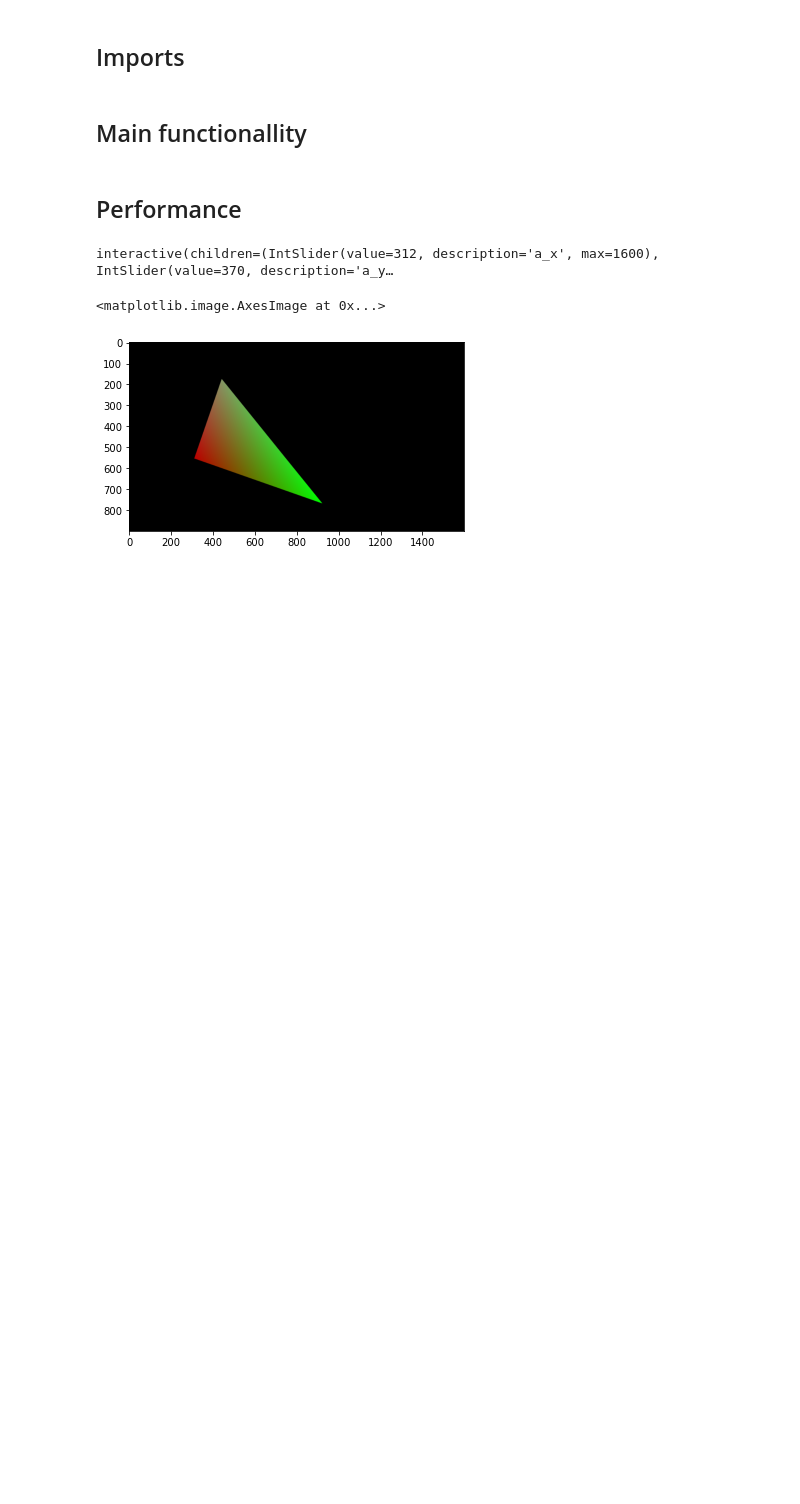
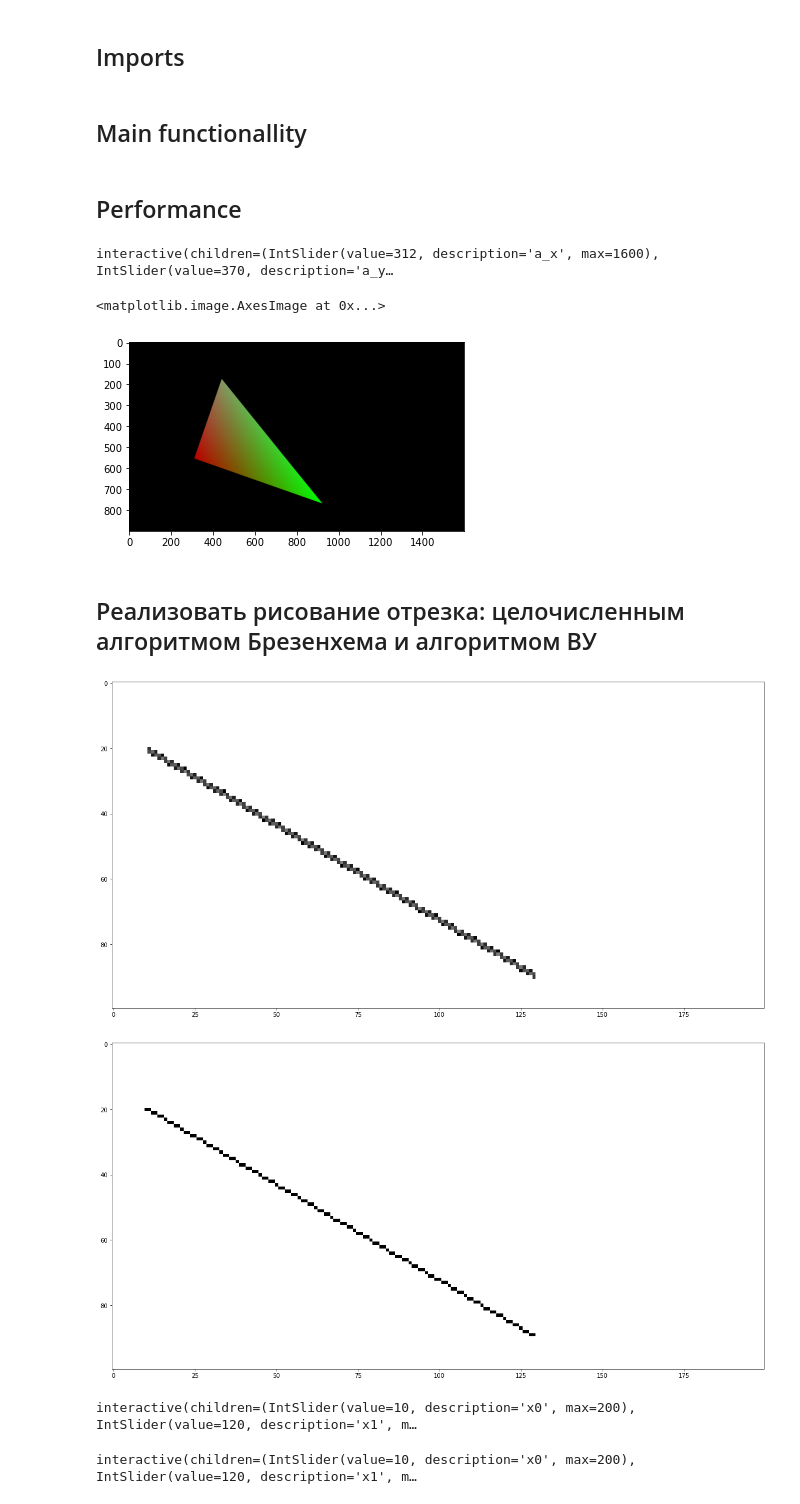
Before and after one commit to ms-Ana/Computer_Graphic_2021, a Jupyter notebook: lab2/triangle_gradient.ipynb, the cells around one changed output. Cells and saved outputs as stored; diff of their text form; code cells hidden in the pictures; blank space fills up the shorter version.

```diff
--- a/lab2/triangle_gradient.ipynb
+++ b/lab2/triangle_gradient.ipynb
@@ -160,3 +160,5 @@ plt.imshow(fill_triangle(triangle_mesh=[[312,346],[923, 132],[443,724]], colors=
 # %% [output]
 <matplotlib.image.AxesImage at 0x...>
 [figure]
+# %% [markdown]
+## Реализовать рисование отрезка: целочисленным алгоритмом Брезенхема  и алгоритмом ВУ
@@ -162,0 +207,25 @@ plt.imshow(fill_triangle(triangle_mesh=[[312,346],[923, 132],[443,724]], colors=
+# %%
+result = line_bu((10,20), (130, 90), params=(300,200))
+plt.figure(figsize=(20, 30))
+plt.imshow(line_bu((10,20), (130, 90), params=(200,100)), cmap='gray')
+plt.show()
+plt.figure(figsize=(20,30))
+plt.imshow(line((10,20), (130, 90), params=(200, 100)), cmap='gray')
+plt.show()
+# %% [output]
+[figure, added]
+[figure, added]
+# %%
+@interact(x0=(0, 200), x1=(0, 200), y0=(0,100), y1=(0,100))
+def draw_line(x0=10, x1=120, y0=20, y1=90):
+    plt.figure(figsize=(20,30))
+    plt.imshow(line((x0,y0), (x1, y1), params=(200, 100)), cmap='gray')
+# %% [output]
+interactive(children=(IntSlider(value=10, description='x0', max=200), IntSlider(value=120, description='x1', m…
+# %%
+@interact(x0=(0, 200), x1=(0, 200), y0=(0,100), y1=(0,100))
+def draw_line(x0=10, x1=120, y0=20, y1=90):
+    plt.figure(figsize=(20,30))
+    plt.imshow(line_bu((x0,y0), (x1, y1), params=(200, 100)), cmap='gray')
+# %% [output]
+interactive(children=(IntSlider(value=10, description='x0', max=200), IntSlider(value=120, description='x1', m…
```
Also changed, not shown: parts of 1 cell of this notebook.
